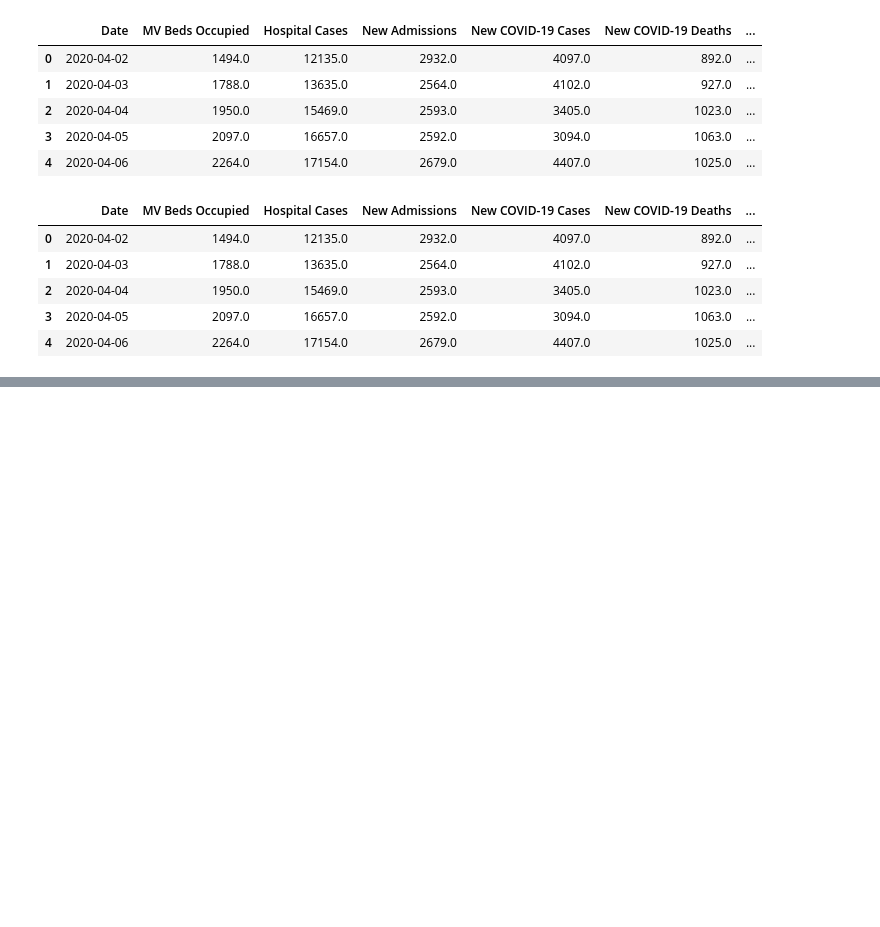
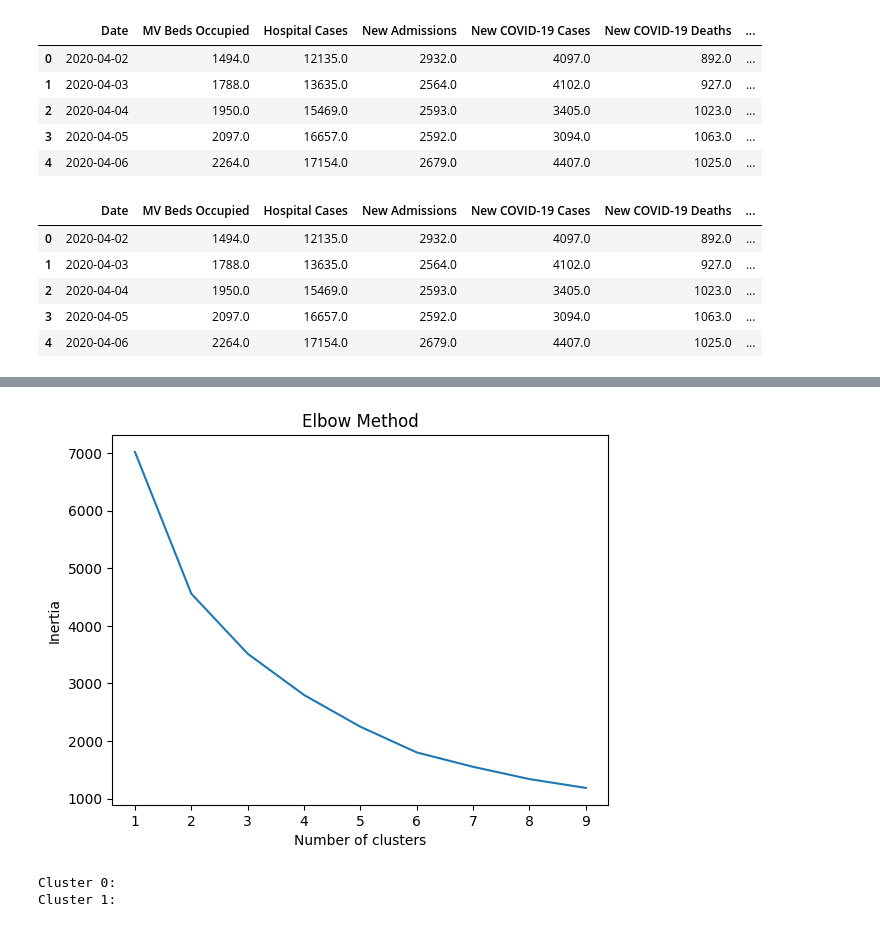
Before and after one commit to michaelajao/Multivate-forecasting, a Jupyter notebook: script/forecasting.ipynb, the cells around one changed output, grey strips where cells are left out. Drawn from its saved outputs; the diff is of its cells as text; code cells hidden in the pictures; blank space fills up the shorter version.

```diff
--- a/script/forecasting.ipynb
+++ b/script/forecasting.ipynb
@@ -126,7 +126,7 @@ fig_trend = make_subplots(
 )
 
 # Data for plotting
-data = [
+data_plot = [
     (data['Date'], data['MV Beds Occupied'], 'blue', 'Mechanical Ventilators', 1),
     (data['Date'], data['Hospital Cases'], 'brown', 'Hospital Cases', 2),
     (data['Date'], data['New Admissions'], 'green', 'New Admissions', 3),
@@ -137,7 +137,7 @@ data = [
 ]
 
 # Add data to the subplot
-for item in data:
+for item in data_plot:
     add_trace(fig_trend, *item)
 
 # Update the layout for better appearance
@@ -175,0 +187,23 @@ AttributeError: 'list' object has no attribute 'corr'
+# %%
+from sklearn.preprocessing import StandardScaler
+
+features = data[['MV Beds Occupied', 'Hospital Cases', 'New COVID-19 Cases', 'New Admissions', 'New COVID-19 Deaths', 'New Vaccinations', 'Vax_index']]  # Add other relevant features
+scaler = StandardScaler()
+features_scaled = scaler.fit_transform(features)
+# %%
+from sklearn.cluster import KMeans
+
+# Elbow method to find the optimal number of clusters
+inertia = []
+for k in range(1, 10):
+    kmeans = KMeans(n_clusters=k, random_state=0).fit(features_scaled)
+    inertia.append(kmeans.inertia_)
+
+# Plotting the elbow graph
+plt.plot(range(1, 10), inertia)
+plt.title('Elbow Method')
+plt.xlabel('Number of clusters')
+plt.ylabel('Inertia')
+plt.show()
+# %% [output]
+[figure, added]
@@ -175,0 +217,8 @@ AttributeError: 'list' object has no attribute 'corr'
+# %%
+for i in range(optimal_k):
+    cluster = data[data['Cluster'] == i]
+    print(f"Cluster {i}:")
+    cluster.describe()
+# %% [output]
+Cluster 0:
+Cluster 1:
```
Also changed, not shown: parts of 6 cells of this notebook, 9 other files.
